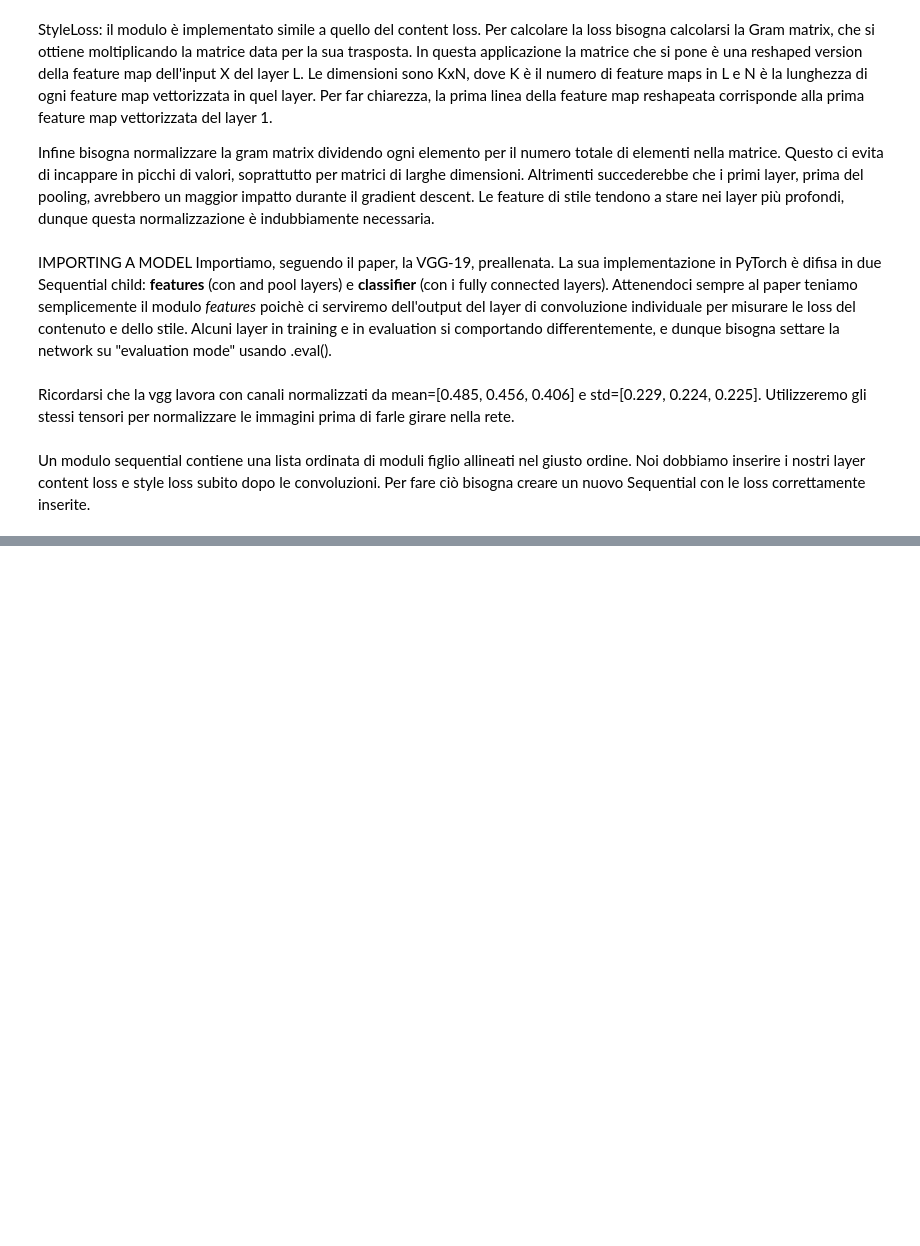
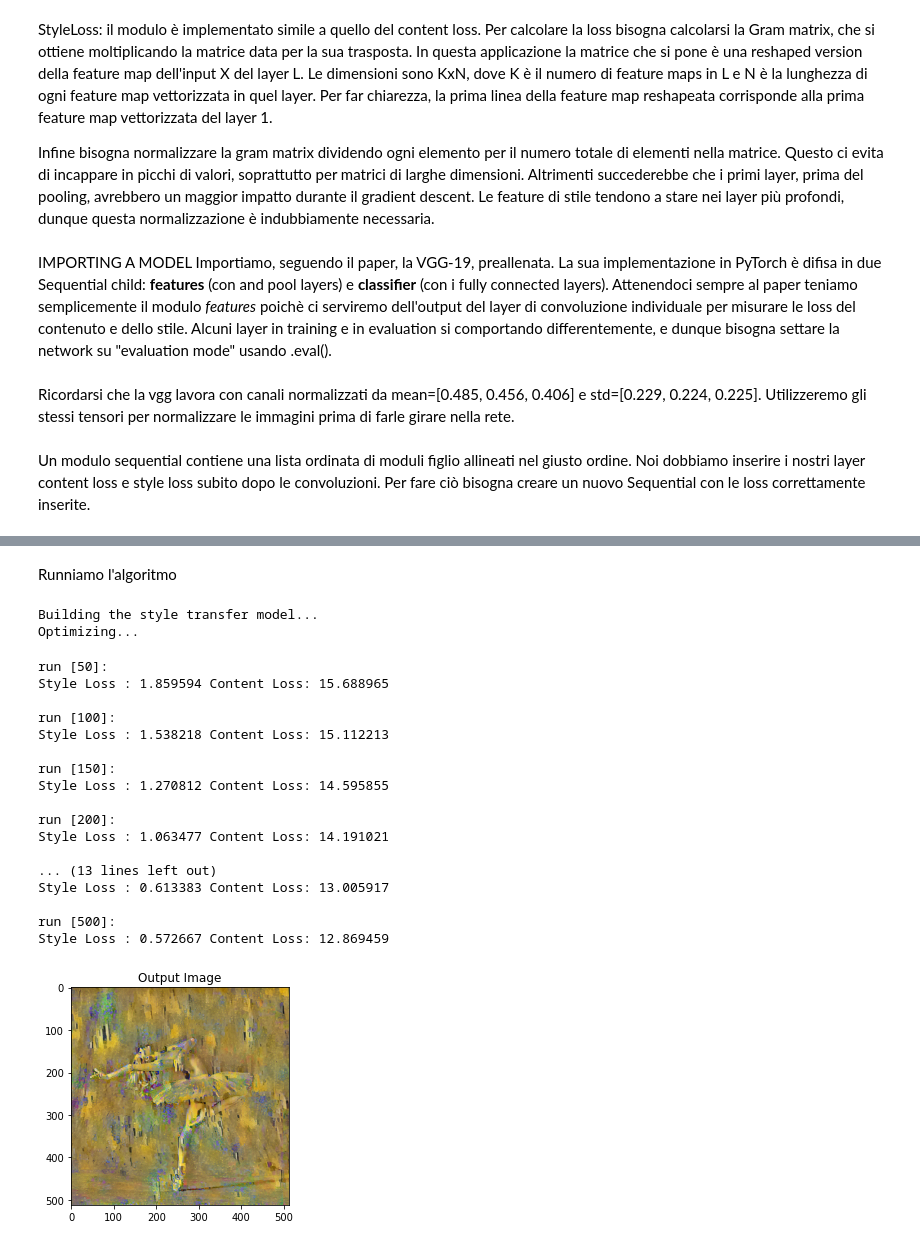
Before and after one commit to jianlgler/IST_labiagi, a Jupyter notebook: neural_style_transfer.ipynb, the cells around one changed output, grey strips where cells are left out. Cells and saved outputs as stored; diff of their text form; code cells hidden in the pictures; blank space fills up the shorter version.

```diff
--- a/neural_style_transfer.ipynb
+++ b/neural_style_transfer.ipynb
@@ -129,7 +130,7 @@ class Normalization(nn.Module):
     self.mean = torch.tensor(mean).view(-1, 1, 1)
     self.std = torch.tensor(std).view(-1, 1, 1)
 
-  def formward(self, img):
+  def forward(self, img):
     return (img - self.mean) / self.std
 # %% [markdown]
 Un modulo sequential contiene una lista ordinata di moduli figlio allineati nel giusto ordine. Noi dobbiamo inserire i nostri layer content loss e style loss subito dopo le convoluzioni. Per fare ciò bisogna creare un nuovo Sequential con le loss correttamente inserite.
@@ -179,3 +180,18 @@ def get_style_model_and_losses(cnn, normalization_mean, normalization_std,
         content_loss = ContentLoss(target)
         model.add_module("content_loss_{}".format(i), content_loss)
         content_losses.append(content_loss)
+
+      if name in style_layers:
+        # add style loss:
+        target_feature = model(style_img).detach()
+        style_loss = StyleLoss(target_feature)
+        model.add_module("style_loss_{}".format(i), style_loss)
+        style_losses.append(style_loss)
+
+    #trimm off dei layer dopo l'ultima loss
+    for i in range(len(model) -1, -1, -1):
+      if isinstance(model[i], ContentLoss) or isinstance(model[i], StyleLoss):
+        break
+
+    model = model[:(i + 1)]
+    return model, style_losses, content_losses
@@ -181,0 +280,33 @@ def get_style_model_and_losses(cnn, normalization_mean, normalization_std,
+# %% [markdown]
+Runniamo l'algoritmo
+# %%
+output = run_style_transfer(cnn, cnn_normalization_mean, cnn_normalization_std,
+                            content_img, style_img, input_img, 500)
+
+plt.figure()
+imshow(output, title='Output Image')
+
+# sphinx_gallery_thumbnail_number = 4
+plt.ioff()
+plt.show()
+# %% [output]
+Building the style transfer model...
+Optimizing...
+run [50]:
+Style Loss : 1.859594 Content Loss: 15.688965
+
+run [100]:
+Style Loss : 1.538218 Content Loss: 15.112213
+
+run [150]:
+Style Loss : 1.270812 Content Loss: 14.595855
+
+run [200]:
+Style Loss : 1.063477 Content Loss: 14.191021
+
+... (13 lines left out)
+Style Loss : 0.613383 Content Loss: 13.005917
+
+run [500]:
+Style Loss : 0.572667 Content Loss: 12.869459
+[figure, added]
```
Also changed, not shown: parts of 9 cells of this notebook.
